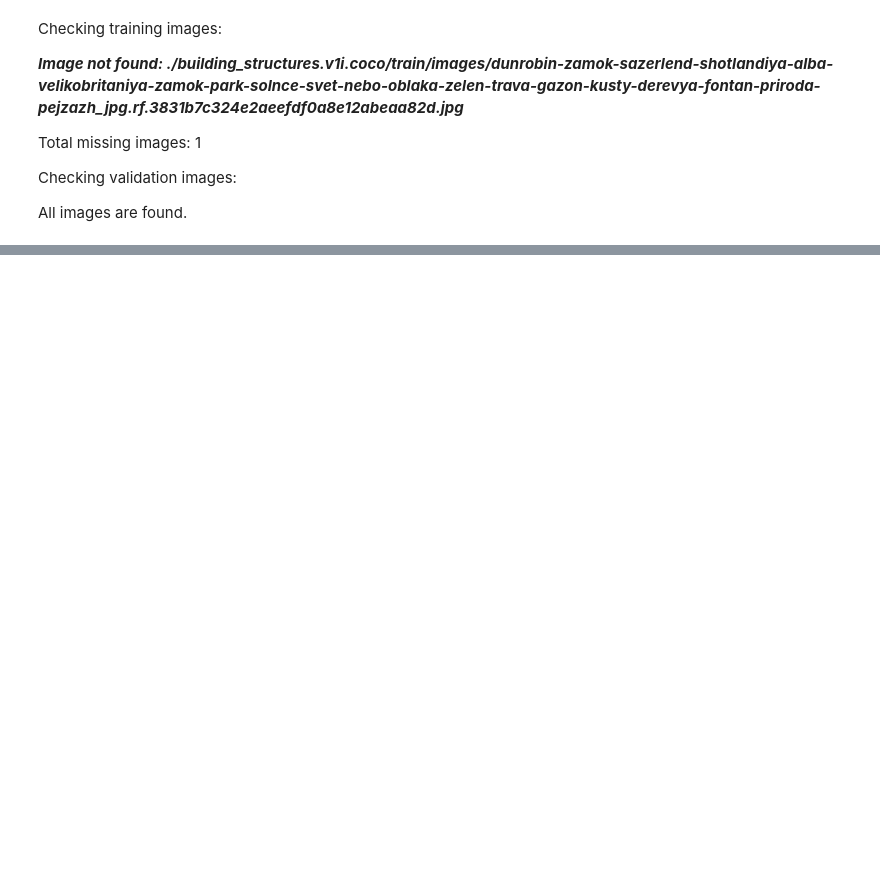
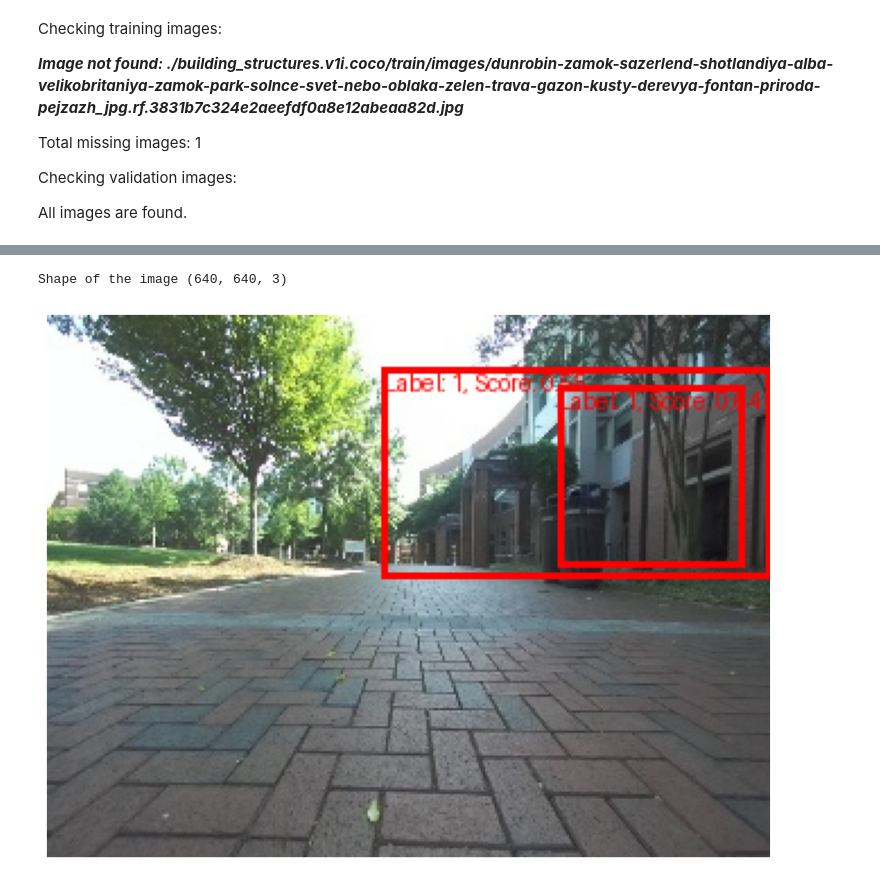
Before and after one commit to ncsu-yoon-lab/project-oval, a Jupyter notebook: ML/DeepLearning/ImageAnnotation/train_building_images.ipynb, the cells around one changed output, grey strips where cells are left out. Cells and saved outputs as stored; diff of their text form; code cells hidden in the pictures; blank space fills up the shorter version.

```diff
--- a/ML/DeepLearning/ImageAnnotation/train_building_images.ipynb
+++ b/ML/DeepLearning/ImageAnnotation/train_building_images.ipynb
@@ -366,0 +362,6 @@ RuntimeError: Attempting to deserialize object on a CUDA device but torch.cuda.i
+# %%
+# Image shape
+image_data = cv2.imread(image_path)
+print(f"Shape of the image {image_data.shape}")
+# %% [output]
+Shape of the image (640, 640, 3)
@@ -366,0 +414,5 @@ RuntimeError: Attempting to deserialize object on a CUDA device but torch.cuda.i
+# %%
+test_image_path = "../DataSetup/resized_dataset/Train/09_50_00.jpg"
+predict_and_draw(model, device, test_image_path)
+# %% [output]
+[figure, added]
```
Also changed, not shown: parts of 6 cells of this notebook.
